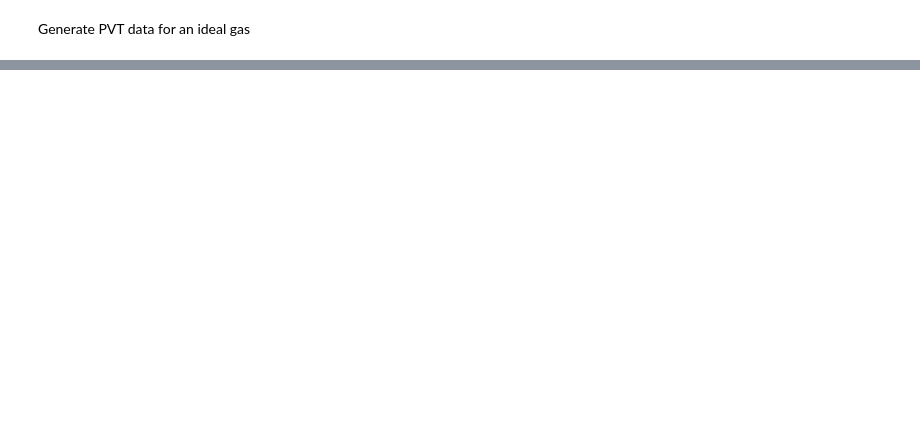
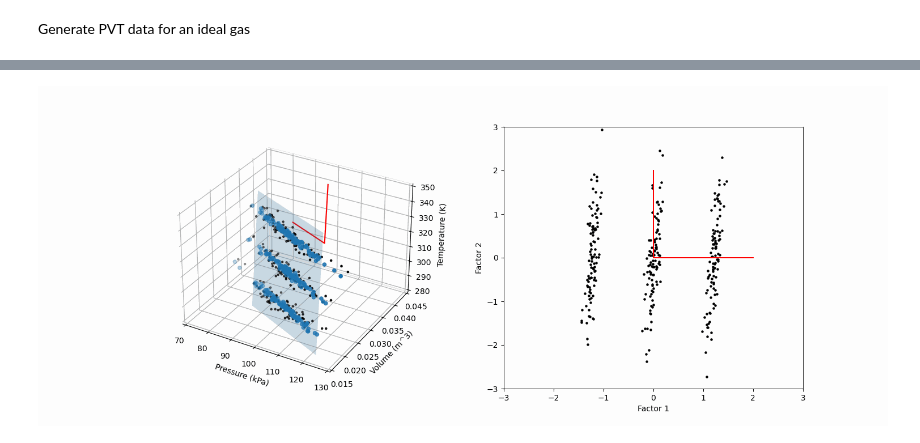
Before and after one commit to Stellenbosch-University-Process-Eng/M.Eng-Data-Analytics-General-Topics, a Jupyter notebook: notebooks/FactorAnalysis.ipynb, the cells around one changed output, grey strips where cells are left out. Cells and saved outputs as stored; diff of their text form; code cells hidden in the pictures; blank space fills up the shorter version.

```diff
--- a/notebooks/FactorAnalysis.ipynb
+++ b/notebooks/FactorAnalysis.ipynb
@@ -190,0 +171,5 @@ plt.show()
+# %%
+# Display the created gif
+display(Image('..\images\FactorAnalysis-rotation.gif'))
+# %% [output]
+[figure, added]
```
Also changed, not shown: parts of 11 cells of this notebook, 1 other file.
